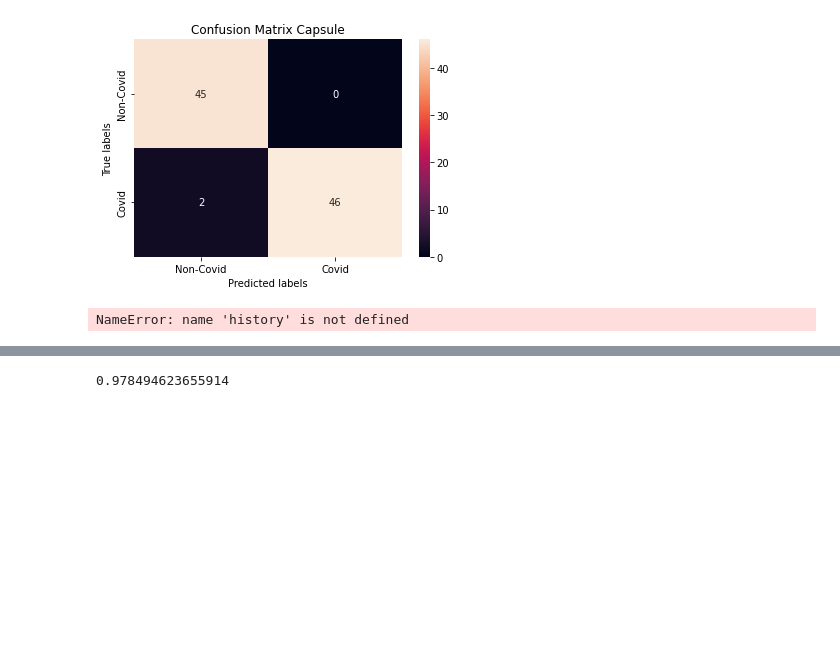
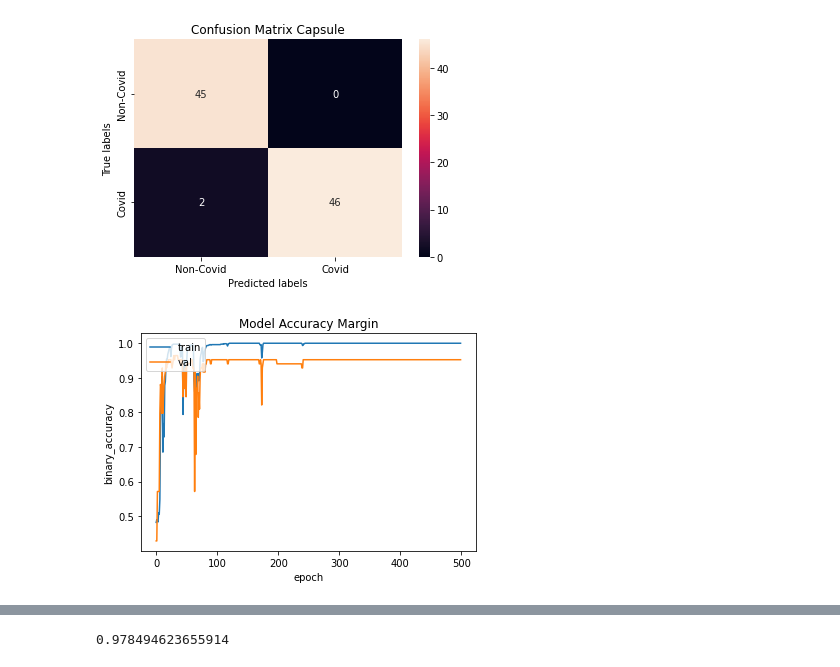
Before and after one commit to RickSanchezStoic/Covid_CT_X-Ray, a Jupyter notebook: ct-covid-capsule-resnet50.ipynb, the cells around one changed output, grey strips where cells are left out. Cells and saved outputs as stored; diff of their text form; code cells hidden in the pictures; blank space fills up the shorter version.

```diff
--- a/ct-covid-capsule-resnet50.ipynb
+++ b/ct-covid-capsule-resnet50.ipynb
@@ -556,13 +555,13 @@ ax.xaxis.set_ticklabels(['Non-Covid', 'Covid']); ax.yaxis.set_ticklabels(['Non-C
 # %%
 plt.plot(history.history['accuracy'])
 plt.plot(history.history['val_accuracy'])
-plt.title('Model Accuracy')
-plt.ylabel('accuracy')
+plt.title('Model Accuracy Margin')
+plt.ylabel('binary_accuracy')
 plt.xlabel('epoch')
-plt.legend(['train', 'val'], loc='lower right')
+plt.legend(['train', 'val'], loc='upper left')
 plt.show()
 # %% [output]
-NameError: name 'history' is not defined
+[figure, added]
 # %%
 plt.plot(history.history['loss'])
 plt.plot(history.history['val_loss'])
```
Also changed, not shown: parts of 9 cells of this notebook, 2 other files.
